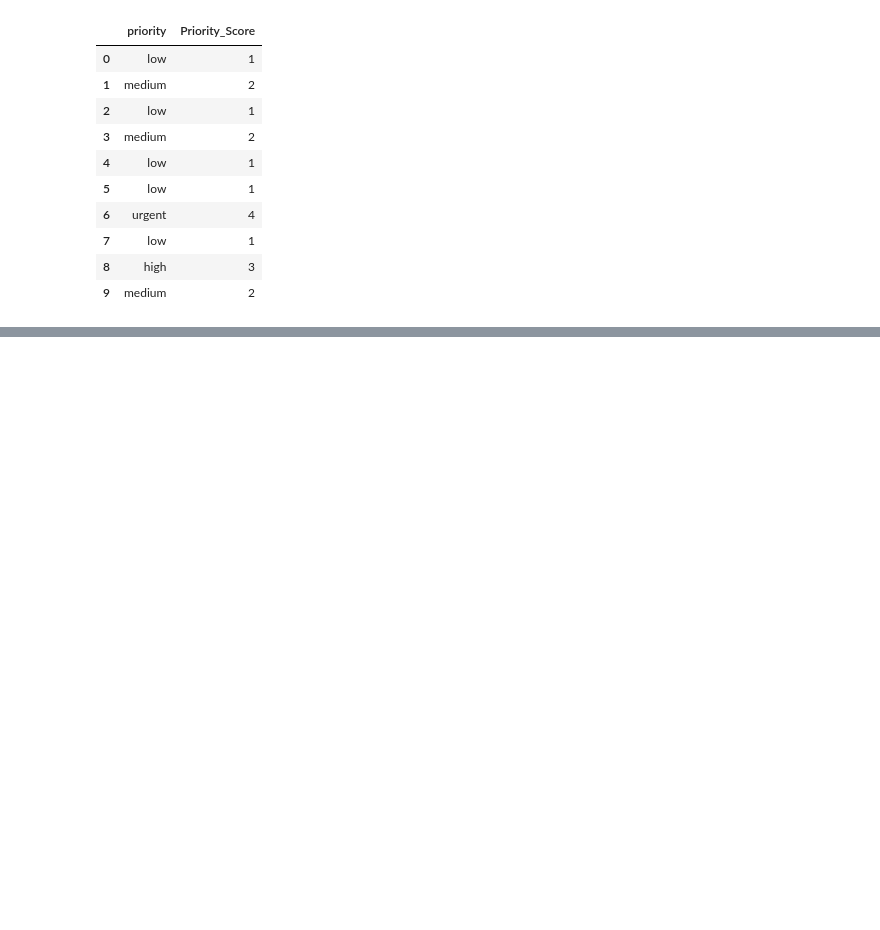
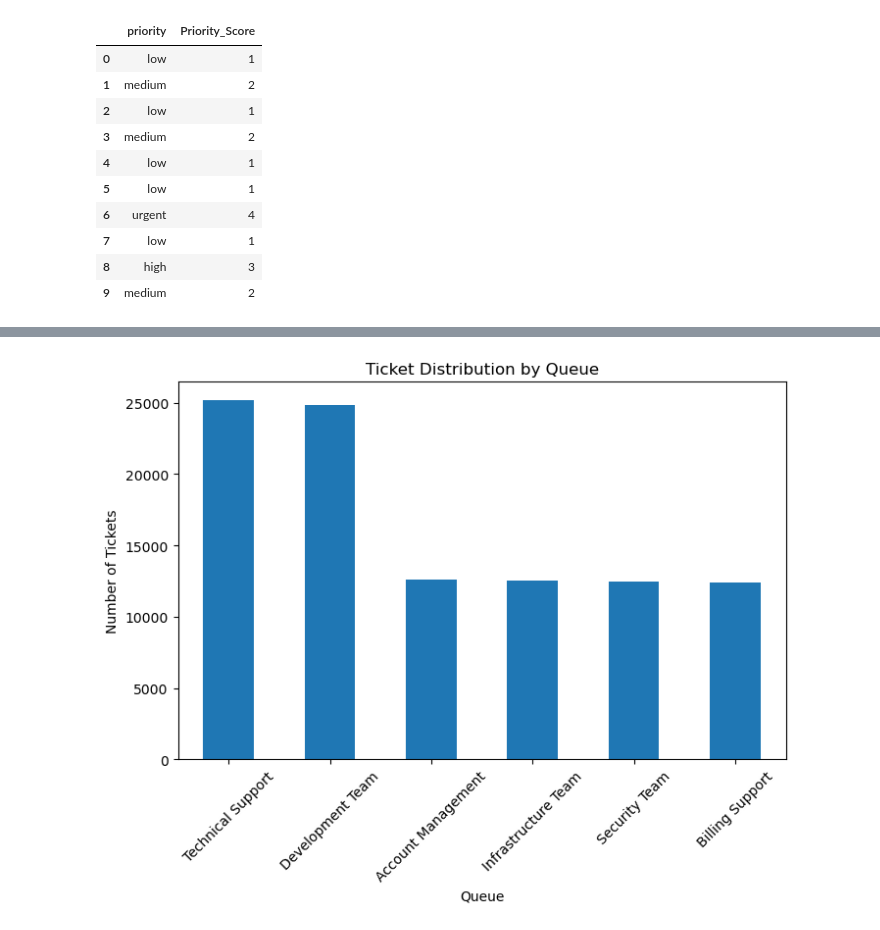
Before and after one commit to springboardmentor1210a/Supportlytics, a Jupyter notebook: Supportlytics.ipynb, the cells around one changed output, grey strips where cells are left out. Saved outputs shown, nothing was run; the diff lists cells and outputs as text; code cells hidden in the pictures; blank space fills up the shorter version.

```diff
--- a/Supportlytics.ipynb
+++ b/Supportlytics.ipynb
@@ -338,0 +447,24 @@ df.to_csv("final_cleaned_it_support_tickets.csv", index=False)
+# %%
+queue_map = {
+    "account_access": "Account Management",
+    "billing_problem": "Billing Support",
+    "security_concern": "Security Team",
+    "bug": "Development Team",
+    "performance": "Infrastructure Team",
+    "feature_request": "Development Team",
+    "how_to": "Technical Support",
+    "other": "Technical Support"
+}
+
+df["Queue"] = df["issue_type"].map(queue_map)
+# %%
+df["Queue"].value_counts().plot(kind="bar", figsize=(8,5))
+
+plt.title("Ticket Distribution by Queue")
+plt.xlabel("Queue")
+plt.ylabel("Number of Tickets")
+plt.xticks(rotation=45)
+
+plt.show()
+# %% [output]
+[figure, added]
```
Also changed, not shown: parts of 47 cells of this notebook.
